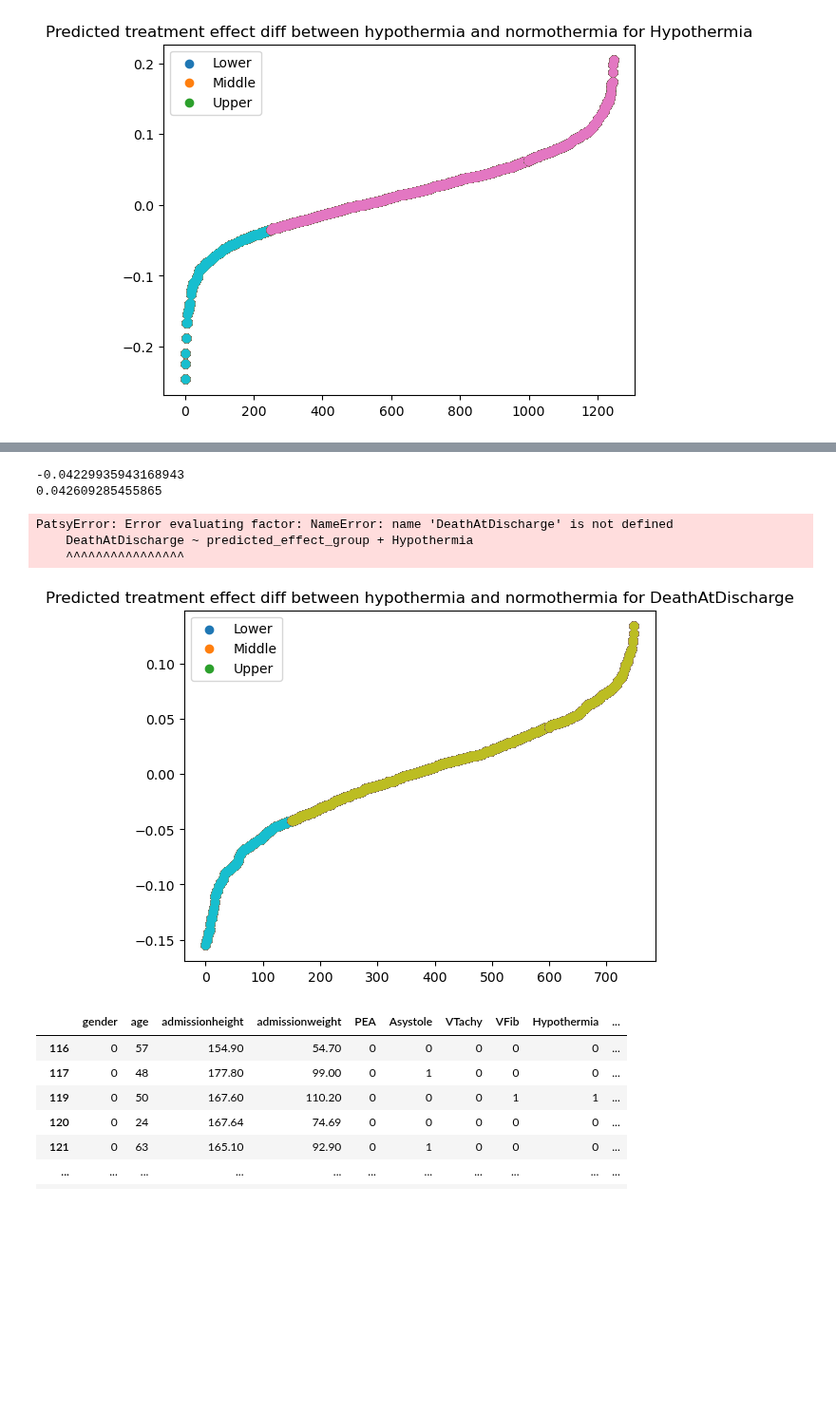
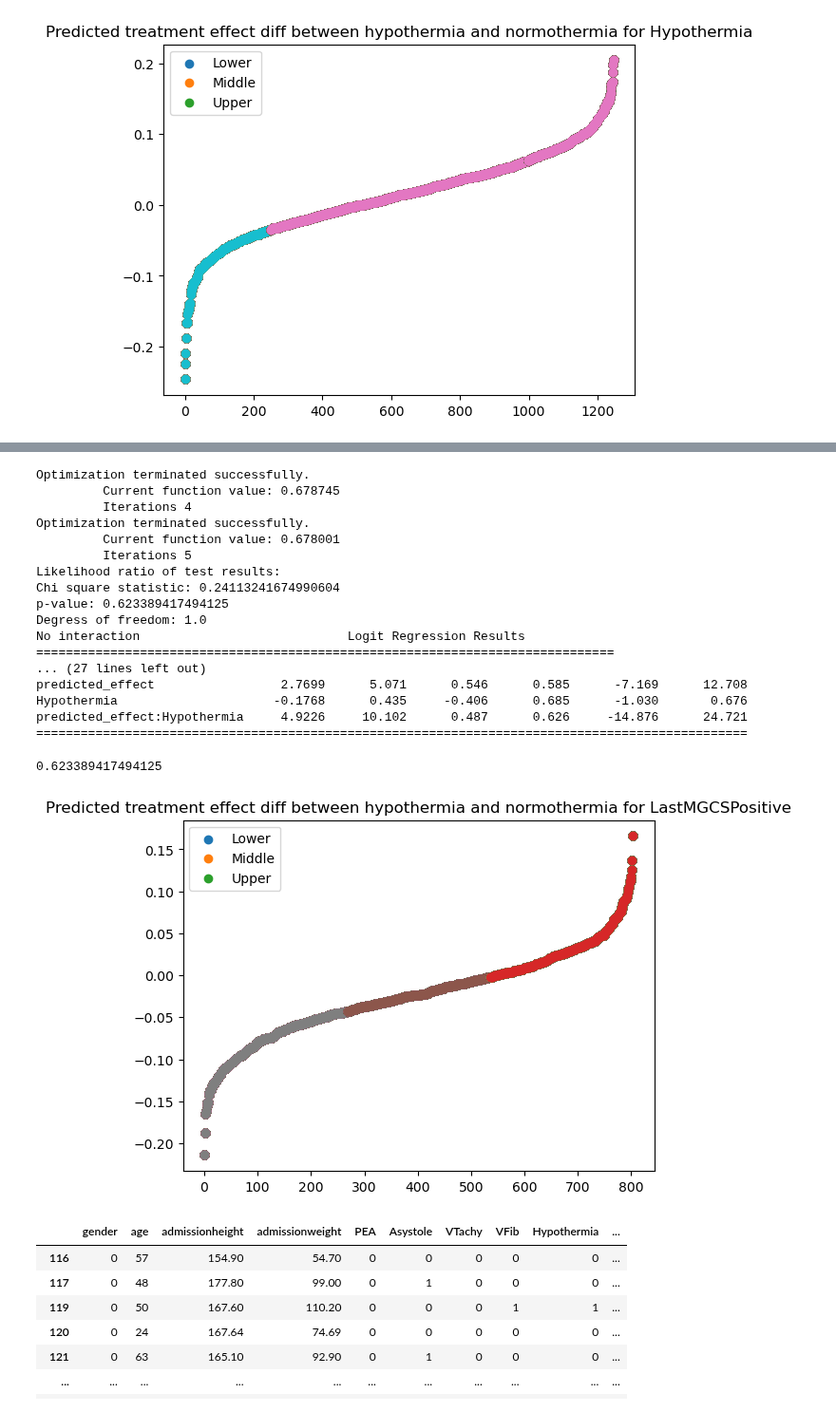
Before and after one commit to michelraskin/ttmhte, a Jupyter notebook: eICU/eICUAnalysisDML.ipynb, the cells around one changed output, grey strips where cells are left out. Shown at 95% size. Saved outputs shown, nothing was run; the diff lists cells and outputs as text; code cells hidden in the pictures; blank space fills up the shorter version.

```diff
--- a/eICU/eICUAnalysisDML.ipynb
+++ b/eICU/eICUAnalysisDML.ipynb
@@ -82,19 +86,25 @@ Index(['patientunitstayid', 'gender', 'age', 'apacheadmissiondx',
 # %%
 # myPredictorsDf.loc[myFilter, 'LastGCSPositive'] = (myPredictorsDf.loc[myFilter, 'LastGCS'].astype(int) > 8).astype(int
-myFilter = (myPredictorsDf['FirstGCS'] != 'Unable to score due to medication') & (~myPredictorsDf['FirstGCS'].isna()) & (myPredictorsDf['LastGCS'] != 'Unable to score due to medication') & (~myPredictorsDf['LastGCS'].isna())
-myFilter = myFilter & (myPredictorsDf['FirstMGCS'] != 'Unable to score due to medication') & (~myPredictorsDf['FirstMGCS'].isna()) & (myPredictorsDf['LastMGCS'] != 'Unable to score due to medication') & (~myPredictorsDf['LastMGCS'].isna())
-myFilter = myFilter & (myPredictorsDf['FirstMGCSTime'] != myPredictorsDf['LastMGCSTime']) & (myPredictorsDf['FirstGCSTime'] != myPredictorsDf['LastGCSTime'])
+# myFilter = (myPredictorsDf['LastGCS'] != 'Unable to score due to medication') & (~myPredictorsDf['LastGCS'].isna())
+myFilter = (myPredictorsDf['LastMGCS'] != 'Unable to score due to medication') & (~myPredictorsDf['LastMGCS'].isna())
+myFilter = myFilter & (myPredictorsDf['FirstMGCSTime'] != myPredictorsDf['LastMGCSTime'])# & (myPredictorsDf['FirstGCSTime'] != myPredictorsDf['LastGCSTime'])
+myPredictorsDf.loc[myPredictorsDf['FirstGCS'] == 'Unable to score due to medication', 'FirstGCS'] = np.nan
+myPredictorsDf.loc[myPredictorsDf['FirstMGCS'] == 'Unable to score due to medication', 'FirstMGCS'] = np.nan
+myPredictorsDf.loc[myPredictorsDf['LastMGCS'] == 'Unable to score due to medication', 'LastMGCS'] = np.nan
+myPredictorsDf.loc[myPredictorsDf['LastGCS'] == 'Unable to score due to medication', 'LastGCS'] = np.nan
 myPredictorsDf.loc[myPredictorsDf['DeathAtDischarge'] == 1, 'LastMGCS'] = 1
 myPredictorsDf.gender = (myPredictorsDf.gender == 'Male').astype(int)
 myPredictorsDf.LastGCS15 = 0
-myPredictorsDf.loc[myFilter, 'LastGCSPositive'] = (myPredictorsDf.loc[myFilter, 'LastGCS'].astype(int) > 8).astype(int)
-myPredictorsDf.loc[myFilter, 'LastMGCSPositive'] = (myPredictorsDf.loc[myFilter, 'LastMGCS'].astype(int) == 6).astype(int)
+# myPredictorsDf.loc[myFilter, 'LastGCSPositive'] = (myPredictorsDf.loc[myFilter, 'LastGCS'].astype(float) > 8).astype(int)
+myPredictorsDf.loc[myFilter, 'LastMGCSPositive'] = (myPredictorsDf.loc[myFilter, 'LastMGCS'].astype(float) == 6).astype(int)
 # %%
-myXValue = myPredictorsDf.drop(columns= ['LastMGCSTime', 'FirstMGCSTime','LastMGCSPositive', 'LastMGCS', 'LastGCSPositive', 'apacheadmissiondx', 'hospitaladmittime24', 'FirstGCSTime', 'LastGCSTime', 'LastGCS', 'hospitaldischargestatus', 'LastGCS15', 'hospitaladmitsource', 'DeathAtDischarge', 'patientunitstayid'])
+myColumns = [x for x in myPredictorsDf.columns if 'emp' in x]
+myXValue = myPredictorsDf.drop(columns= myColumns + [ 'LastMGCSTime', 'FirstMGCSTime', 'LastMGCSPositive', 'LastMGCS' , 'apacheadmissiondx', 'hospitaladmittime24', 'FirstGCSTime', 'LastGCSTime', 'LastGCS', 'hospitaldischargestatus', 'LastGCS15', 'hospitaladmitsource', 'DeathAtDischarge', 'patientunitstayid'])
 myXValue = myXValue[myFilter]
-myXValue.FirstGCS = myXValue.FirstGCS.astype(int)
+myXValue.FirstGCS = myXValue.FirstGCS.astype(float)
+myXValue.FirstMGCS = myXValue.FirstMGCS.astype(float)
 myXValue = myXValue.select_dtypes(exclude=['object'])
 myYValue = myPredictorsDf[myFilter]['LastMGCSPositive']
 myYValue = myYValue.astype(int)
 
-X_train, X_test, y_train, y_test = train_test_split(myXValue, myYValue, stratify=myPredictorsDf[myFilter][['LastGCS15', 'Hypothermia']], test_size=0.3)
+X_train, X_test, y_train, y_test = train_test_split(myXValue, myYValue, stratify=myPredictorsDf[myFilter][['LastMGCSPositive', 'Hypothermia']], test_size=0.3)
@@ -180,2 +138,19 @@ Objective did not converge. You might want to increase the number of iterations,
+# %%
+myNewXTrain = pd.DataFrame(myPipeline.fit_transform(X_train_no_group), columns = myPipeline.get_feature_names_out())
+# %%
+# myNewXTrain = pd.DataFrame(myPipeline.fit_transform(X_train_no_group), columns = myPipeline.get_feature_names_out())
+# X_train_transf = pd.DataFrame(X_train_transf, columns = myPipeline.get_feature_names_out())
+# X_test_transf = pd.DataFrame(X_test_transf, columns = myPipeline.get_feature_names_out())
+# myNewXTrain.columns = X_train_no_group.columns
+causal_forest.fit(Y_train, T_train, X=myNewXTrain, cache_values=True)
+print(causal_forest.score(Y_train, T_train, X=myNewXTrain))
+
+# myNewXTrain = pd.DataFrame(myPipeline.transform(X_train_no_group), columns = myPipeline.get_feature_names_out())
+# myNewXTrain.columns = X_train_no_group.columns
+CATE_pred = causal_forest.effect(myNewXTrain)
+
+# print(f'Feature importances {causal_forest.feature_importances_}')
+
+print("Predicted CATE for test data:", CATE_pred[:10])
 # %%
 # causal_forest = causal_forest.tune(Y_train, T_train, X=myNewXTrain)
@@ -329,9 +338,9 @@ myNewDf['predicted_effect'] = CATE_pred[:, 0]
 # myNewDf['predicted_effect_group'] = 'Middle'
 # myNewDf.loc[myNewDf['predicted_effect'] > upper_third, 'predicted_effect_group'] = 'Upper'
 # myNewDf.loc[myNewDf['predicted_effect'] < lower_third, 'predicted_effect_group'] = 'Lower'
-plotPredictedTreatmentEffect(myNewDf, 'DeathAtDischarge')
+plotPredictedTreatmentEffect(myNewDf, 'LastMGCSPositive')
 
 X_test_new = X_test_no_group.copy()
 X_test_new['Hypothermia'] = T_test
-getTreatmentEffectDiff(X_test_new, Y_test, myNewDf, 'DeathAtDischarge', 'Hypothermia')
+getTreatmentEffectDiff(X_test_new, Y_test, myNewDf, 'LastMGCSPositive', 'Hypothermia')
 # %% [output]
@@ -340,9 +350,22 @@ getTreatmentEffectDiff(X_test_new, Y_test, myNewDf, 'DeathAtDischarge', 'Hypothe
--0.04229935943168943
-0.042609285455865
+Optimization terminated successfully.
+         Current function value: 0.678745
+         Iterations 4
+Optimization terminated successfully.
+         Current function value: 0.678001
+         Iterations 5
+Likelihood ratio of test results:
+Chi square statistic: 0.24113241674990604
+p-value: 0.623389417494125
+Degress of freedom: 1.0
+No interaction                            Logit Regression Results
+==============================================================================
+... (27 lines left out)
+predicted_effect                 2.7699      5.071      0.546      0.585      -7.169      12.708
+Hypothermia                     -0.1768      0.435     -0.406      0.685      -1.030       0.676
+predicted_effect:Hypothermia     4.9226     10.102      0.487      0.626     -14.876      24.721
+================================================================================================
-PatsyError: Error evaluating factor: NameError: name 'DeathAtDischarge' is not defined
-    DeathAtDischarge ~ predicted_effect_group + Hypothermia
-    ^^^^^^^^^^^^^^^^
+0.623389417494125
-[figure, old version]
+[figure, new version]
 # %%
 def getPredictedThirds(aDf):
     lower_third = aDf['predicted_effect'].quantile(1/5)
```
Also changed, not shown: parts of 10 cells of this notebook, 3 other files.
